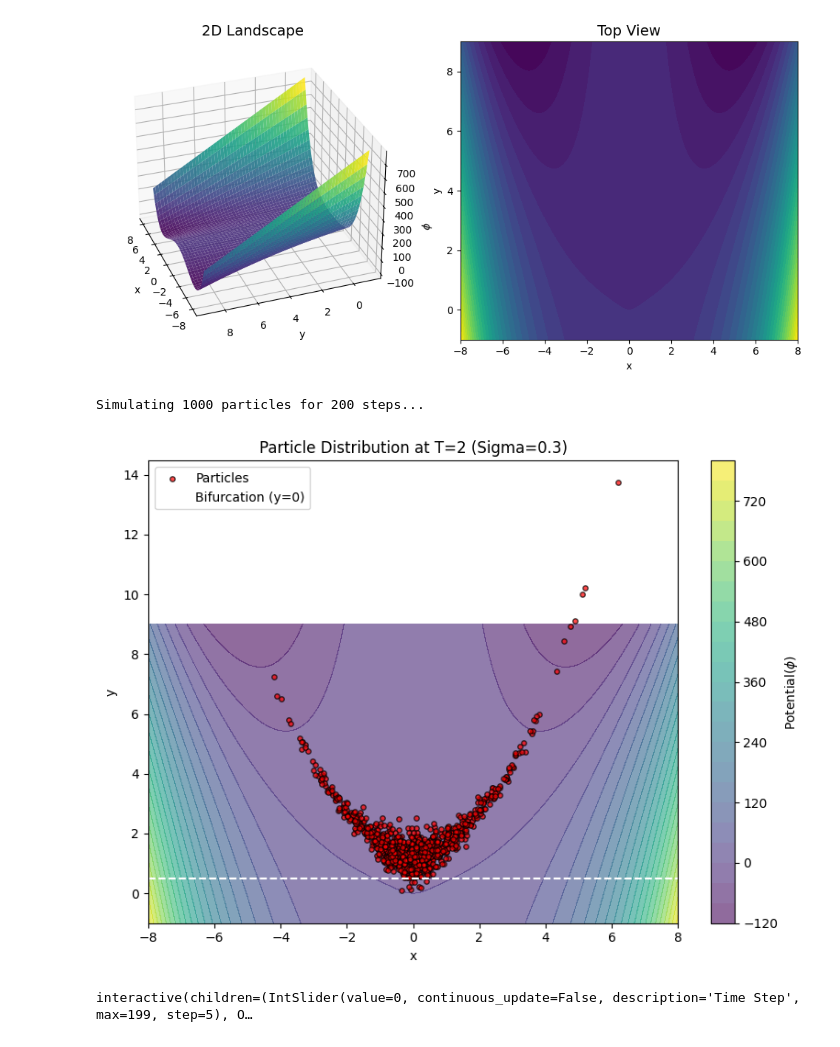
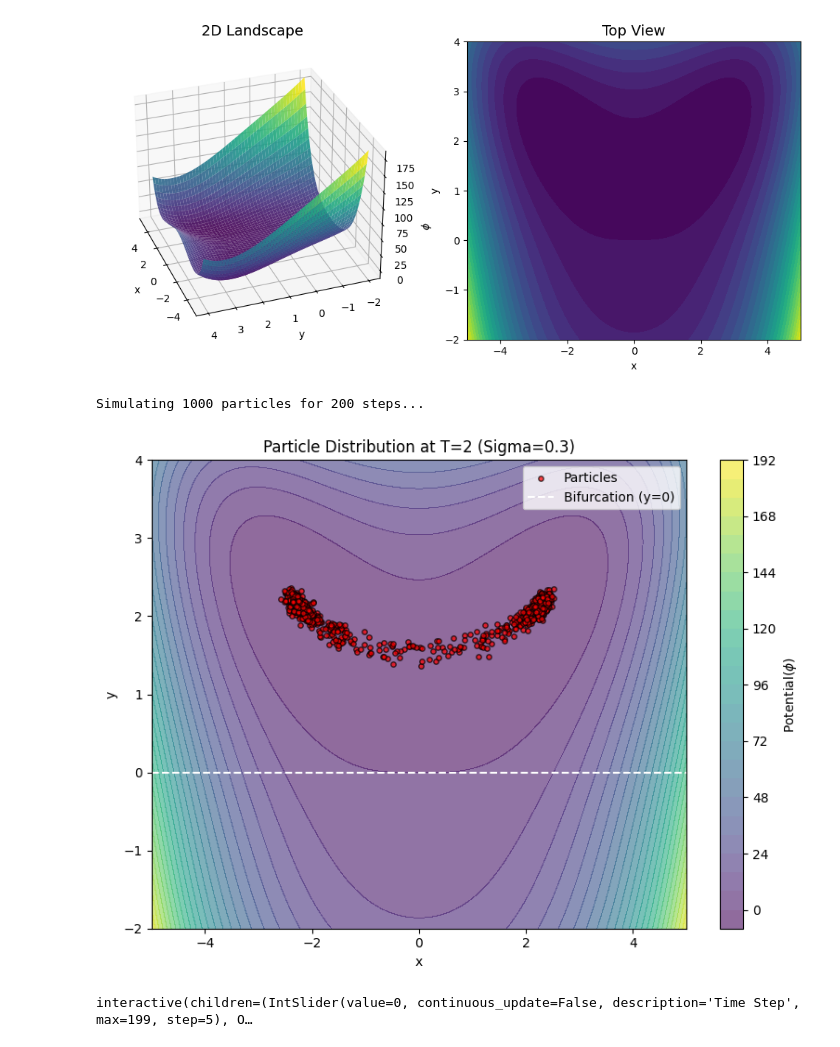
Before and after one commit to shenaoxian-glitch/Learninglandsacpe, a Jupyter notebook: toymodel.ipynb, the cells around one changed output. Cells and saved outputs as stored; diff of their text form; code cells hidden in the pictures.

```diff
--- a/toymodel.ipynb
+++ b/toymodel.ipynb
@@ -6,10 +6,10 @@ from matplotlib import cm
 
 
 PARAMS = {
-    'a': 0.5,    # Bifurcation point (y=0)
-    'b': 1/6,    # x-scale stability, distance between branches^-1
-    'c': 2/3,  # Drive strength (tilt), distance between bifurcation and new stable points
-    'd': 0  # Wall steepness
+    'a': 0,    # Bifurcation point (y=0)
+    'b': 0.2,    # x-scale stability, distance between branches^-1
+    'c': 3,  # Drive strength (tilt), distance between bifurcation and new stable points
+    'd': 0.2  # Wall steepness
 }
 
 # Simulation controls
@@ -17,10 +17,10 @@ N_PARTICLES = 1000
 T_TOTAL = 2        # Total duration
 dt = 0.01            # Time step size
 n_steps = int(T_TOTAL / dt)
-sigma = 0.3          # Noise
+sigma = 0.2          # Noise
 x0 = 0.0    # Initial x position (near the unstable point)
 dx = 0.05  # Initial noise scale for x
-y0 = 0   # Initial y position (before bifurcation)
+y0 = -1   # Initial y position (before bifurcation)
 dy = 0.05  # Initial noise scale for y
 
 
@@ -47,8 +47,8 @@ def force(x, y, p):
 
 # --- Plot Setup ---
 
-x = np.linspace(-8, 8, 200)
-y = np.linspace(-1, 9, 200)
+x = np.linspace(-5, 5, 200)
+y = np.linspace(-2, 4, 200)
 X, Y = np.meshgrid(x, y)
 Z = potential(X, Y, p=PARAMS)
 
@@ -91,35 +91,35 @@ for step in range(n_steps):
 
     # Update positions
     particles_x += fx * dt + sigma * noise_x
     particles_y += fy * dt + sigma * noise_y
 
 # --- Visualization ---
 
 plt.figure(figsize=(8, 6))
 
 # Plot the Landscape Contour
 # We use negative Z for shading so valleys look darker/deeper if using some colormaps,
 # but here standard viridis works well.
 contour = plt.contourf(X, Y, Z, levels=25, cmap='viridis', alpha=0.6)
 plt.colorbar(contour, label='Potential($\phi$)')
 
 # Plot the Particles
 # We plot them as red dots with black edges for visibility
 plt.scatter(particles_x, particles_y, color='red', s=15, alpha=0.7, edgecolors='black', label='Particles')
 
 # Mark the bifurcation line
 plt.axhline(PARAMS['a'], color='white', linestyle='--', label='Bifurcation (y=0)')
 
 plt.title(f"Particle Distribution at T={T_TOTAL} (Sigma={sigma})")
 plt.xlabel("x")
 plt.ylabel("y")
 plt.legend()
 plt.tight_layout()
 plt.show()
 # %% [output]
-[figure, old version]
+[figure, new version]
 Simulating 1000 particles for 200 steps...
-[figure, old version]
+[figure, new version]
 # %%
 import ipywidgets as widgets  # Import the Jupyter-native widgets
 from IPython.display import display
```
Also changed, not shown: parts of 3 cells of this notebook, 1 other file.
